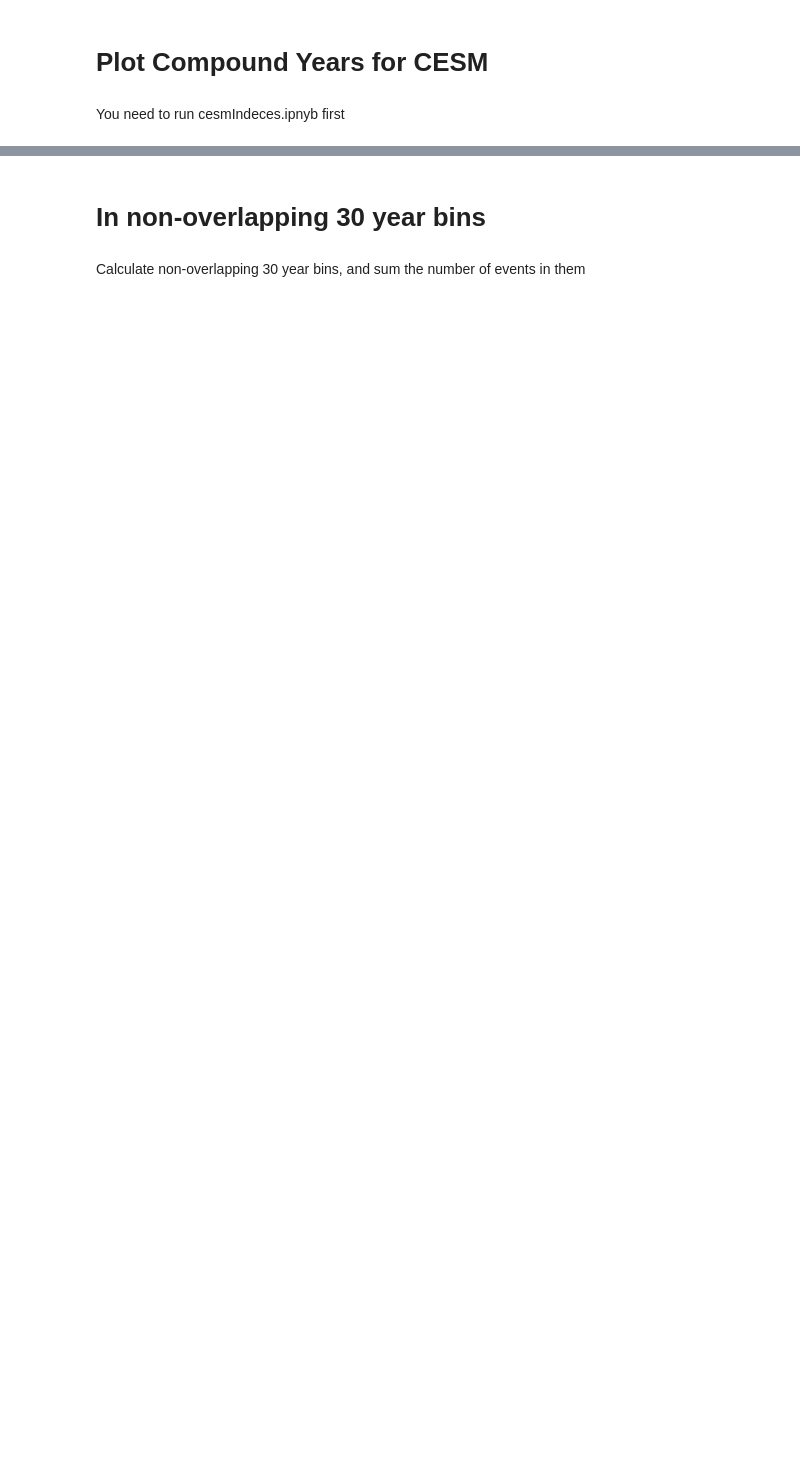
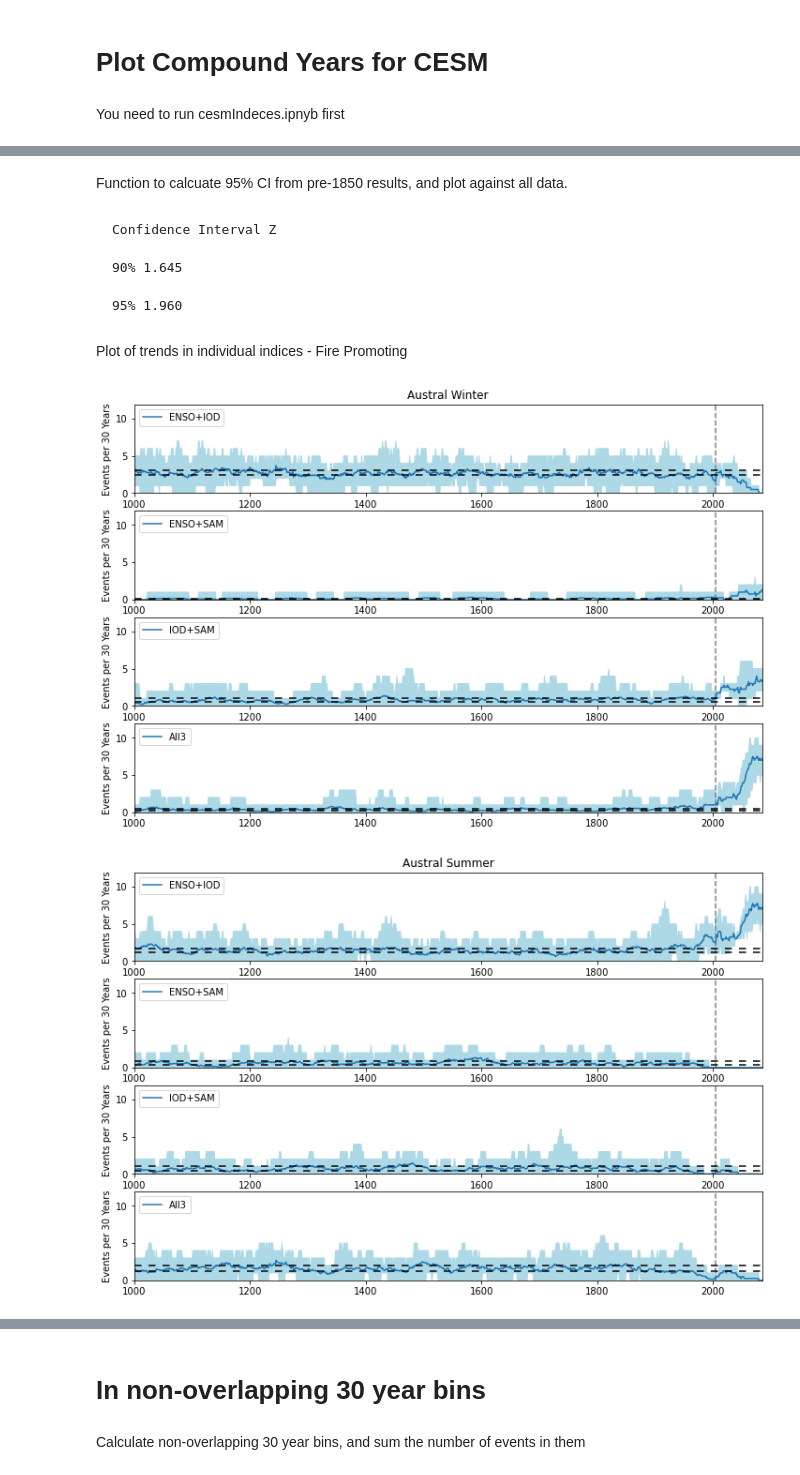
Before and after one commit to anton-seaice/compound, a Jupyter notebook: cesmCompoundsType.ipynb, the cells around one changed output, grey strips where cells are left out. Drawn from its saved outputs; the diff is of its cells as text; code cells hidden in the pictures; blank space fills up the shorter version.

```diff
--- a/cesmCompoundsType.ipynb
+++ b/cesmCompoundsType.ipynb
@@ -23,5 +23,5 @@ import scipy.stats
 %run utils/emergence.ipynb
 # %%
 #The data
-firePos=xarray.open_dataset('results/cesmFirePos.nc').sel(experiment=_model.cesmNoRepeats)
-fireNeg=xarray.open_dataset('results/cesmFireNeg.nc').sel(experiment=_model.cesmNoRepeats)
+firePos=xarray.open_dataset('results/cesmFirePos.nc').sel(experiment=_model.cesmNoRepeats,drop=True)
+fireNeg=xarray.open_dataset('results/cesmFireNeg.nc').sel(experiment=_model.cesmNoRepeats,drop=True)
@@ -27,0 +49,46 @@ fireNeg=xarray.open_dataset('results/cesmFireNeg.nc').sel(experiment=_model.cesm
+# %% [markdown]
+Function to calcuate 95% CI from pre-1850 results, and plot against all data.
+# %% [markdown]
+    Confidence Interval	Z
+
+    90%	1.645
+
+    95%	1.960
+# %%
+rollingFirePos=firePos.sel(
+    experiment=_model.cesmNoRepeats,
+    drop=True
+).rolling(year=30,min_periods=15,center=True).sum('year')
+# %%
+indexSet='nino34DmiSam'
+# %% [markdown]
+Plot of trends in individual indices - Fire Promoting
+# %%
+for iSeason in ['winter','summer']:
+    plotData=rollingFirePos[indexSet+iSeason].sel(compound=[*firePos.pairs,'all3']).to_dataset('compound')
+    ax=emergePlot(
+        plotData,
+        plotData.sel(year=slice(850,1850), drop=True)
+    )
+
+    for axx in ax:
+        plt.sca(axx)
+        plt.xlim([1000,2085])
+        plt.ylim([0,11.9])
+        plt.vlines(2005,0,20,color='grey',linestyles='dashed')
+
+
+    ax[0].set_title('Austral '+iSeason.capitalize())
+
+    ax[0].legend(['ENSO+IOD'], loc='upper left')
+    ax[1].legend(['ENSO+SAM'], loc='upper left')
+    ax[2].legend(['IOD+SAM'], loc='upper left')
+    ax[3].legend(['All3'], loc='upper left')
+
+
+    plt.savefig('figures/cesmDry'+iSeason.capitalize()+'CompoundEmergence.pdf')
+
+    plt.show()
+# %% [output]
+[figure, added]
+[figure, added]
```
Also changed, not shown: parts of 36 cells of this notebook, 9 other files.
